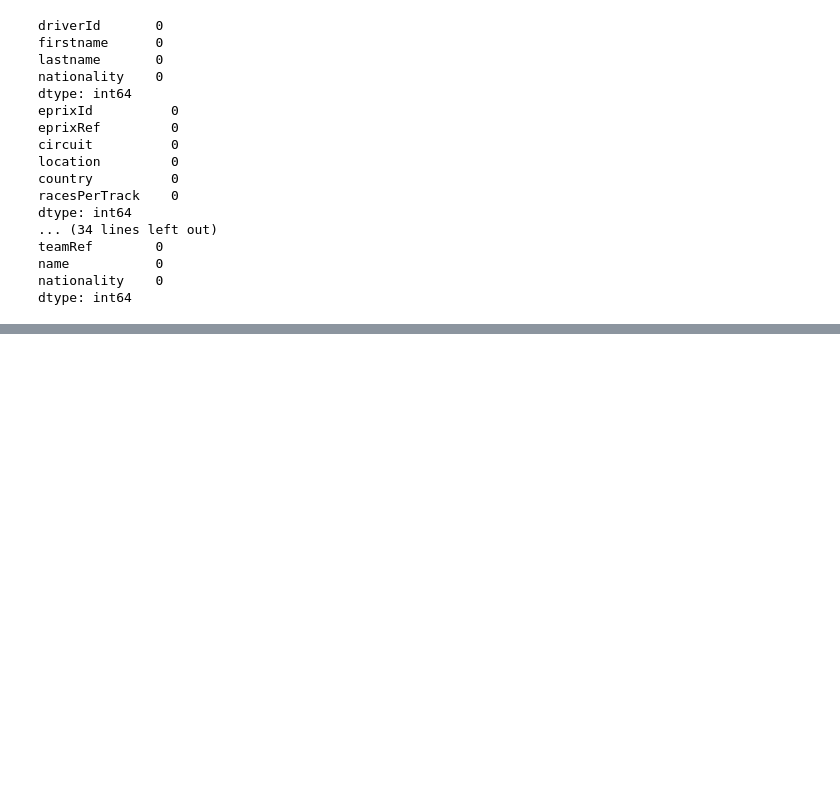
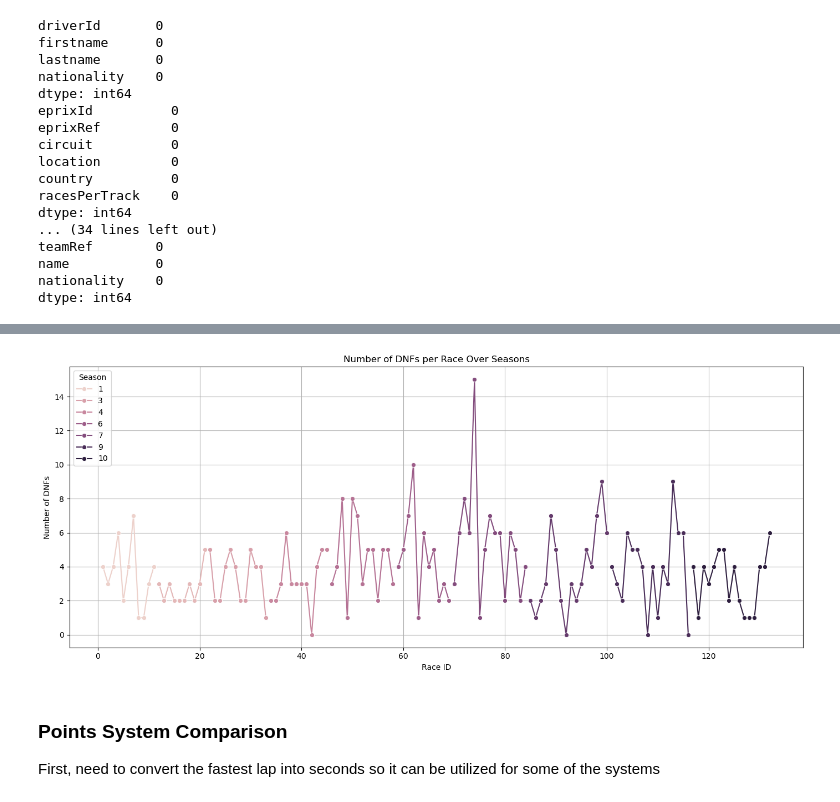
Before and after one commit to shaw-jonathan/Formula-E_Points_Analysis, a Jupyter notebook: M1 Capstone Project .ipynb, the cells around one changed output, grey strips where cells are left out. Cells and saved outputs as stored; diff of their text form; code cells hidden in the pictures; blank space fills up the shorter version.

```diff
--- a/M1 Capstone Project .ipynb
+++ b/M1 Capstone Project .ipynb
@@ -198,0 +389,24 @@ Index: []
+# %%
+dnf_per_race = (
+    combined_results.groupby(['seasonId', 'raceId'])['is_dnf']
+    .sum()
+    .reset_index()
+    .rename(columns={'is_dnf': 'dnf_count'})
+)
+
+# Plot
+plt.figure(figsize=(14, 6))
+sns.lineplot(data=dnf_per_race, x='raceId', y='dnf_count', hue='seasonId', marker='o')
+
+plt.title('Number of DNFs per Race Over Seasons')
+plt.xlabel('Race ID')
+plt.ylabel('Number of DNFs')
+plt.legend(title='Season', loc='upper left')
+plt.grid(True)
+plt.tight_layout()
+plt.show()
+# %% [output]
+[figure, added]
+# %% [markdown]
+### Points System Comparison
+First, need to convert the fastest lap into seconds so it can be utilized for some of the systems
```
Also changed, not shown: parts of 65 cells of this notebook, 11 other files.
